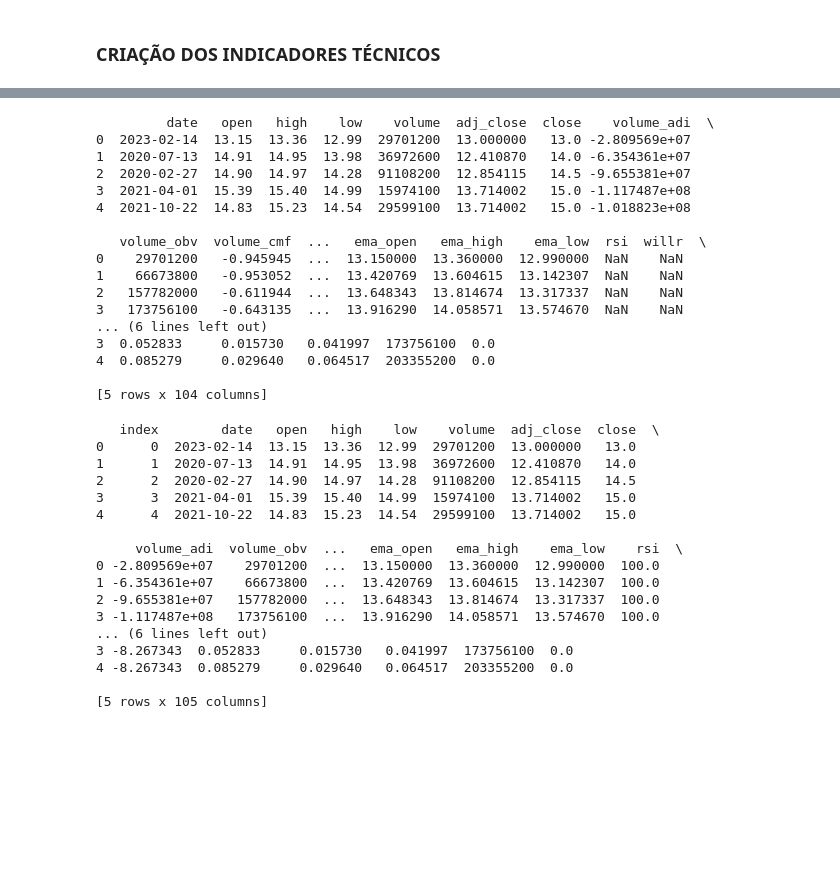
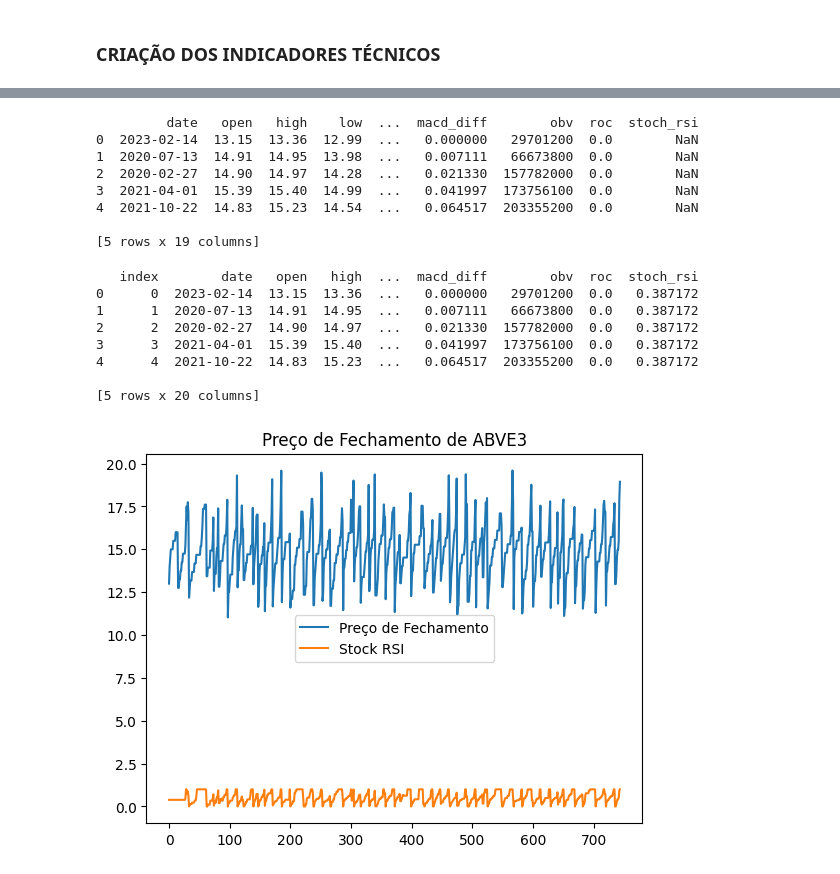
Before and after one commit to eliasantoniorodrigues1/projeto_integrado_puc, a Jupyter notebook: _ml_ref.ipynb, the cells around one changed output, grey strips where cells are left out. Cells and saved outputs as stored; diff of their text form; code cells hidden in the pictures; blank space fills up the shorter version.

```diff
--- a/_ml_ref.ipynb
+++ b/_ml_ref.ipynb
@@ -97,25 +82,20 @@ df['macd_diff'] = macd_diff(df['ema_close'], window_slow=24, window_fast=14, win
 df['obv'] = on_balance_volume(close=df['close'], volume=df['volume'], fillna=True)
 df['roc'] = roc(close=df['close'], window=14, fillna=True)
 
+# criando o objeto stock_rsi
+stock_rsi = StochRSIIndicator(df['close'], window=14)
+df['stoch_rsi'] = stock_rsi.stochrsi()
+
 print(df.head())
 # %% [output]
-         date   open   high    low    volume  adj_close  close    volume_adi  \
-0  2023-02-14  13.15  13.36  12.99  29701200  13.000000   13.0 -2.809569e+07
-1  2020-07-13  14.91  14.95  13.98  36972600  12.410870   14.0 -6.354361e+07
-2  2020-02-27  14.90  14.97  14.28  91108200  12.854115   14.5 -9.655381e+07
-3  2021-04-01  15.39  15.40  14.99  15974100  13.714002   15.0 -1.117487e+08
-4  2021-10-22  14.83  15.23  14.54  29599100  13.714002   15.0 -1.018823e+08
+         date   open   high    low  ...  macd_diff        obv  roc  stoch_rsi
+0  2023-02-14  13.15  13.36  12.99  ...   0.000000   29701200  0.0        NaN
+1  2020-07-13  14.91  14.95  13.98  ...   0.007111   66673800  0.0        NaN
+2  2020-02-27  14.90  14.97  14.28  ...   0.021330  157782000  0.0        NaN
+3  2021-04-01  15.39  15.40  14.99  ...   0.041997  173756100  0.0        NaN
+4  2021-10-22  14.83  15.23  14.54  ...   0.064517  203355200  0.0        NaN
 
-   volume_obv  volume_cmf  ...   ema_open   ema_high    ema_low  rsi  willr  \
-0    29701200   -0.945945  ...  13.150000  13.360000  12.990000  NaN    NaN
-1    66673800   -0.953052  ...  13.420769  13.604615  13.142307  NaN    NaN
-2   157782000   -0.611944  ...  13.648343  13.814674  13.317337  NaN    NaN
-3   173756100   -0.643135  ...  13.916290  14.058571  13.574670  NaN    NaN
-... (6 lines left out)
-3  0.052833     0.015730   0.041997  173756100  0.0
-4  0.085279     0.029640   0.064517  203355200  0.0
-
-[5 rows x 104 columns]
+[5 rows x 19 columns]
 # %%
 df.fillna(method="ffill", inplace= True)
 df.fillna(method="bfill",inplace= True)
@@ -123,20 +103,22 @@ df = df.reset_index()
 
 print(df.head())
 # %% [output]
-   index        date   open   high    low    volume  adj_close  close  \
-0      0  2023-02-14  13.15  13.36  12.99  29701200  13.000000   13.0
-1      1  2020-07-13  14.91  14.95  13.98  36972600  12.410870   14.0
-2      2  2020-02-27  14.90  14.97  14.28  91108200  12.854115   14.5
-3      3  2021-04-01  15.39  15.40  14.99  15974100  13.714002   15.0
-4      4  2021-10-22  14.83  15.23  14.54  29599100  13.714002   15.0
+   index        date   open   high  ...  macd_diff        obv  roc  stoch_rsi
+0      0  2023-02-14  13.15  13.36  ...   0.000000   29701200  0.0   0.387172
+1      1  2020-07-13  14.91  14.95  ...   0.007111   66673800  0.0   0.387172
+2      2  2020-02-27  14.90  14.97  ...   0.021330  157782000  0.0   0.387172
+3      3  2021-04-01  15.39  15.40  ...   0.041997  173756100  0.0   0.387172
+4      4  2021-10-22  14.83  15.23  ...   0.064517  203355200  0.0   0.387172
 
-     volume_adi  volume_obv  ...   ema_open   ema_high    ema_low    rsi  \
-0 -2.809569e+07    29701200  ...  13.150000  13.360000  12.990000  100.0
-1 -6.354361e+07    66673800  ...  13.420769  13.604615  13.142307  100.0
-2 -9.655381e+07   157782000  ...  13.648343  13.814674  13.317337  100.0
-3 -1.117487e+08   173756100  ...  13.916290  14.058571  13.574670  100.0
-... (6 lines left out)
-3 -8.267343  0.052833     0.015730   0.041997  173756100  0.0
-4 -8.267343  0.085279     0.029640   0.064517  203355200  0.0
-
-[5 rows x 105 columns]
+[5 rows x 20 columns]
+# %%
+import matplotlib.pyplot as plt
+
+# plotando o preco de fechamento e o indicador STOCKRSI
+plt.plot(df['close'], label='Preço de Fechamento')
+plt.plot(df['stoch_rsi'], label='Stock RSI')
+plt.title(f'Preço de Fechamento de {papel}')
+plt.legend()
+plt.show()
+# %% [output]
+[figure, added]
```
Also changed, not shown: parts of 17 cells of this notebook, 3 other files.
